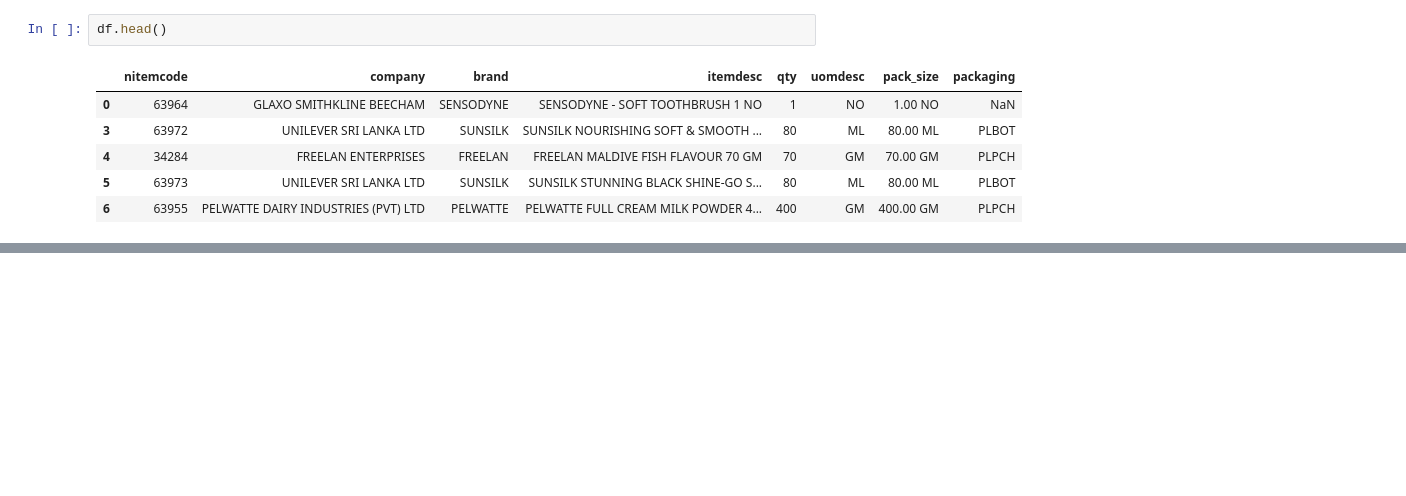
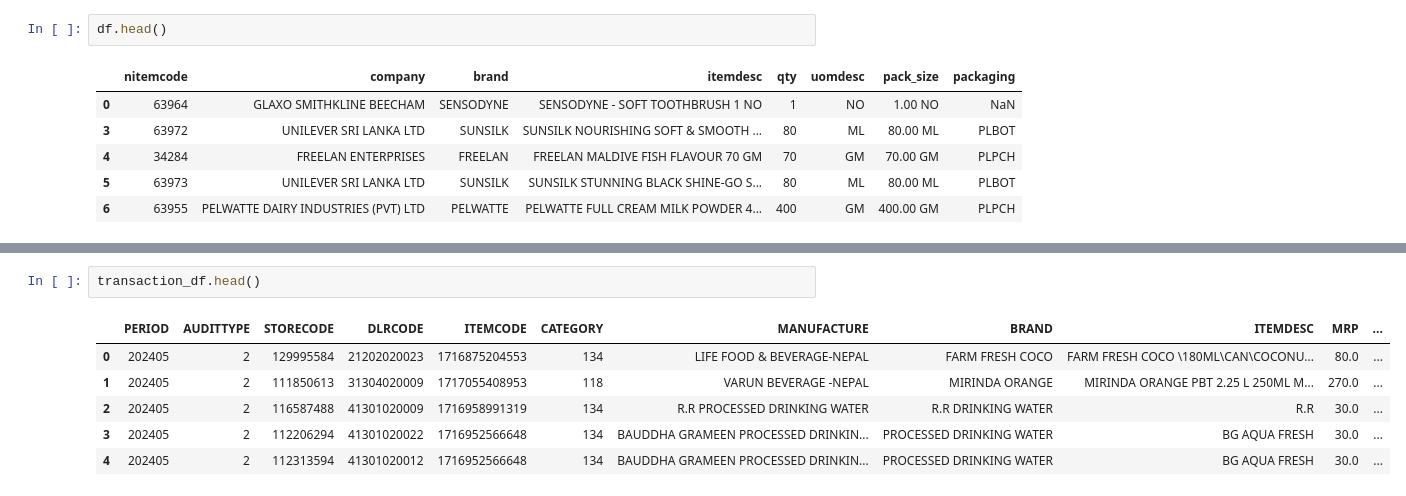
Before and after one commit to AbhigyanSen/StockKeepingUnit, a Jupyter notebook: DataPreprocessing.ipynb, the cells around one changed output, grey strips where cells are left out. Drawn from its saved outputs; the diff is of its cells as text; blank space fills up the shorter version.

```diff
--- a/DataPreprocessing.ipynb
+++ b/DataPreprocessing.ipynb
@@ -206,0 +223,9 @@ df.head()
+# %%
+transaction_df.head()
+# %% [output]
+|  | PERIOD | AUDITTYPE | STORECODE | DLRCODE | ITEMCODE | CATEGORY | MANUFACTURE | BRAND | ITEMDESC | MRP | ... |
+| 0 | 202405 | 2 | 129995584 | 21202020023 | 1716875204553 | 134 | LIFE FOOD & BEVERAGE-NEPAL | FARM FRESH COCO | FARM FRESH COCO \180ML\CAN\COCONU... | 80.0 | ... |
+| 1 | 202405 | 2 | 111850613 | 31304020009 | 1717055408953 | 118 | VARUN BEVERAGE -NEPAL | MIRINDA ORANGE | MIRINDA ORANGE PBT 2.25 L 250ML M... | 270.0 | ... |
+| 2 | 202405 | 2 | 116587488 | 41301020009 | 1716958991319 | 134 | R.R PROCESSED DRINKING WATER | R.R DRINKING WATER | R.R | 30.0 | ... |
+| 3 | 202405 | 2 | 112206294 | 41301020022 | 1716952566648 | 134 | BAUDDHA GRAMEEN PROCESSED DRINKIN... | PROCESSED DRINKING WATER | BG AQUA FRESH | 30.0 | ... |
+| 4 | 202405 | 2 | 112313594 | 41301020012 | 1716952566648 | 134 | BAUDDHA GRAMEEN PROCESSED DRINKIN... | PROCESSED DRINKING WATER | BG AQUA FRESH | 30.0 | ... |
```
Also changed, not shown: parts of 22 cells of this notebook, 22 other files.
